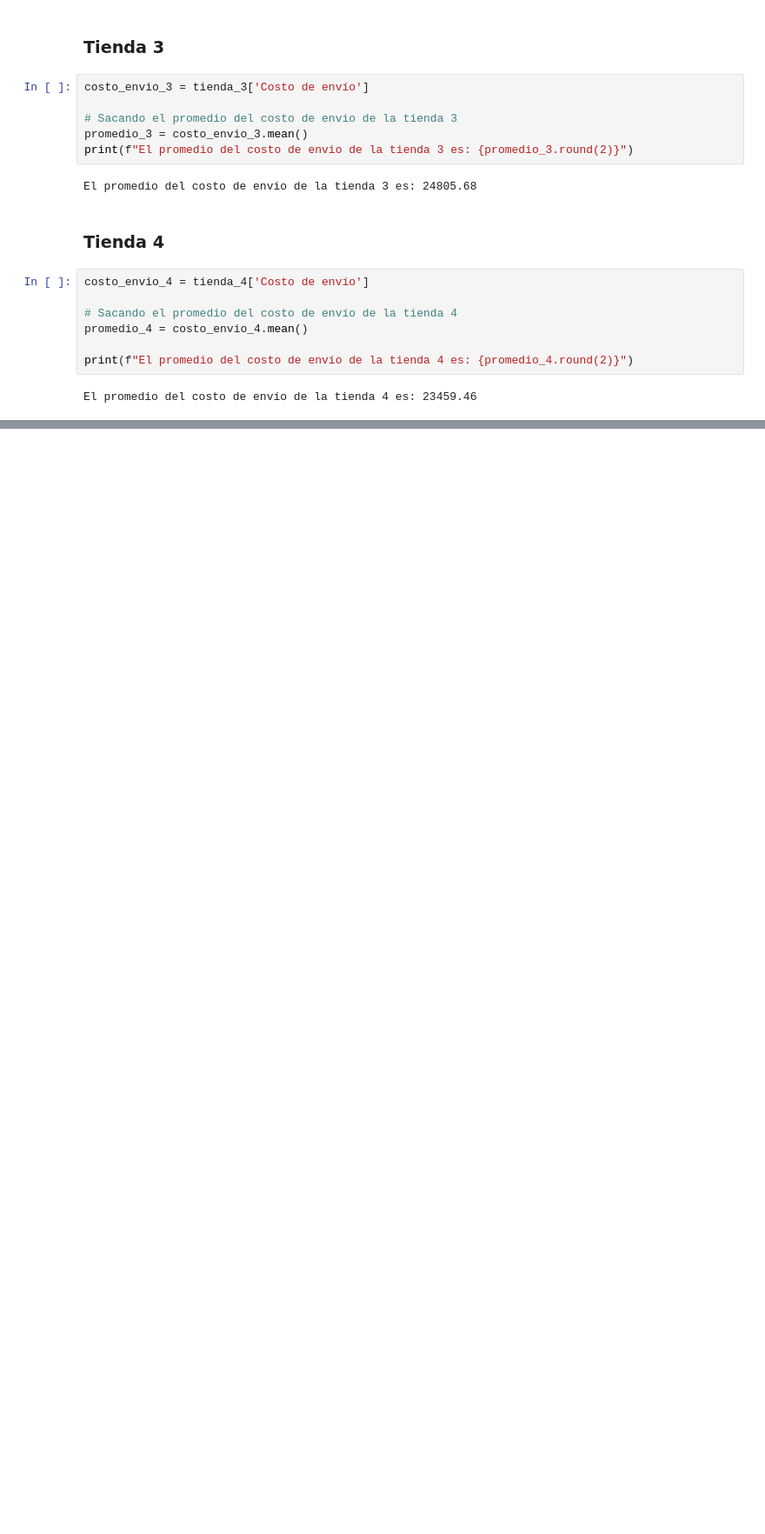
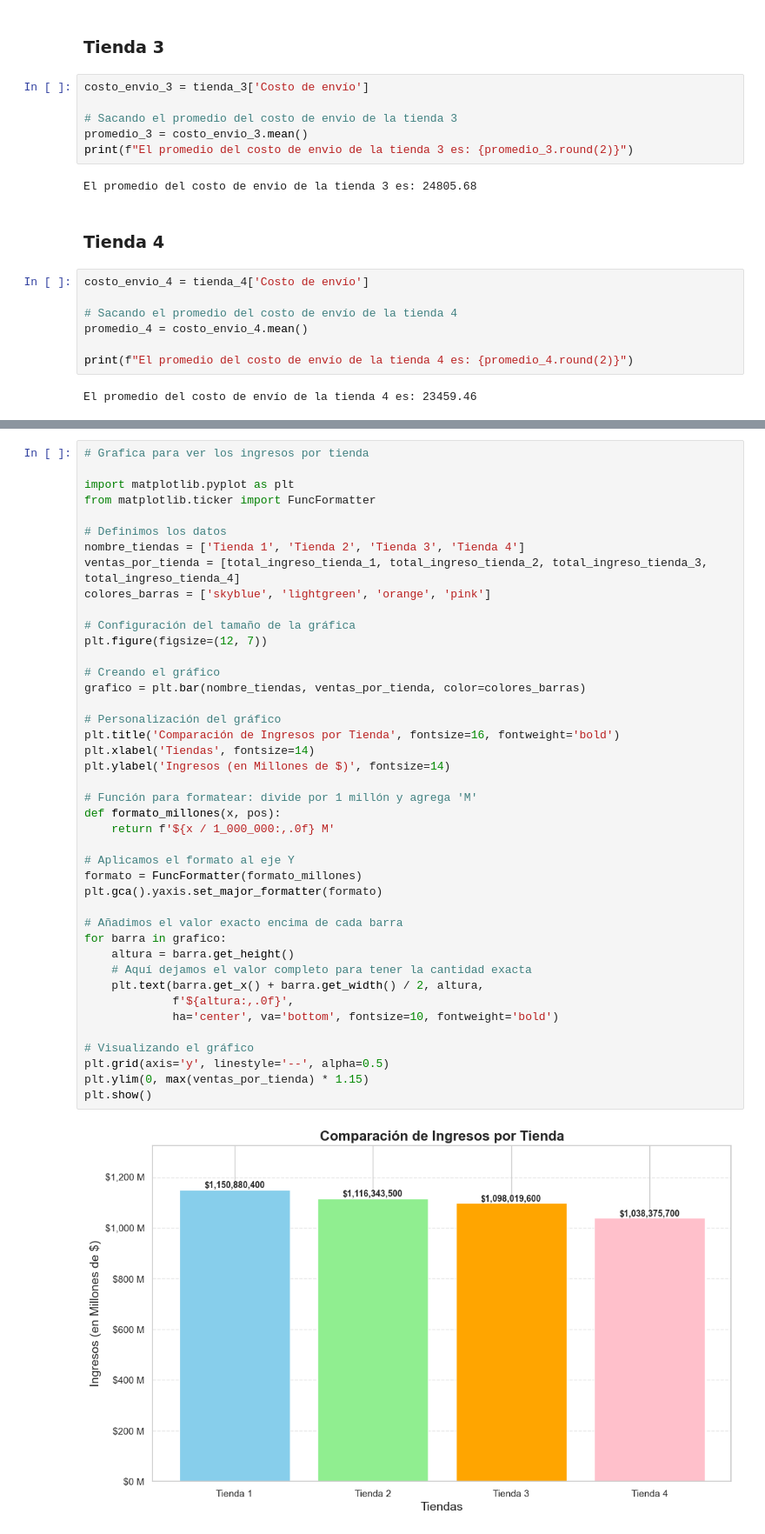
Before and after one commit to Fernando5899/Challenge-Alura-Store, a Jupyter notebook: AluraStoreLatam.ipynb, the cells around one changed output, grey strips where cells are left out. Shown at 87% size. Saved outputs shown, nothing was run; the diff lists cells and outputs as text; blank space fills up the shorter version.

Commit message:
Se crean las graficas y el informe final

```diff
--- a/AluraStoreLatam.ipynb
+++ b/AluraStoreLatam.ipynb
@@ -483,0 +514,44 @@ El promedio del costo de envío de la tienda 4 es: 23459.46
+# %%
+# Grafica para ver los ingresos por tienda
+
+import matplotlib.pyplot as plt
+from matplotlib.ticker import FuncFormatter
+
+# Definimos los datos
+nombre_tiendas = ['Tienda 1', 'Tienda 2', 'Tienda 3', 'Tienda 4']
+ventas_por_tienda = [total_ingreso_tienda_1, total_ingreso_tienda_2, total_ingreso_tienda_3, total_ingreso_tienda_4]
+colores_barras = ['skyblue', 'lightgreen', 'orange', 'pink']
+
+# Configuración del tamaño de la gráfica
+plt.figure(figsize=(12, 7))
+
+# Creando el gráfico
+grafico = plt.bar(nombre_tiendas, ventas_por_tienda, color=colores_barras)
+
+# Personalización del gráfico
+plt.title('Comparación de Ingresos por Tienda', fontsize=16, fontweight='bold')
+plt.xlabel('Tiendas', fontsize=14)
+plt.ylabel('Ingresos (en Millones de $)', fontsize=14)
+
+# Función para formatear: divide por 1 millón y agrega 'M'
+def formato_millones(x, pos):
+    return f'${x / 1_000_000:,.0f} M'
+
+# Aplicamos el formato al eje Y
+formato = FuncFormatter(formato_millones)
+plt.gca().yaxis.set_major_formatter(formato)
+
+# Añadimos el valor exacto encima de cada barra
+for barra in grafico:
+    altura = barra.get_height()
+    # Aquí dejamos el valor completo para tener la cantidad exacta
+    plt.text(barra.get_x() + barra.get_width() / 2, altura,
+             f'${altura:,.0f}',
+             ha='center', va='bottom', fontsize=10, fontweight='bold')
+
+# Visualizando el gráfico
+plt.grid(axis='y', linestyle='--', alpha=0.5)
+plt.ylim(0, max(ventas_por_tienda) * 1.15)
+plt.show()
+# %% [output]
+[figure, added]
```
Also changed, not shown: parts of 11 cells of this notebook.
